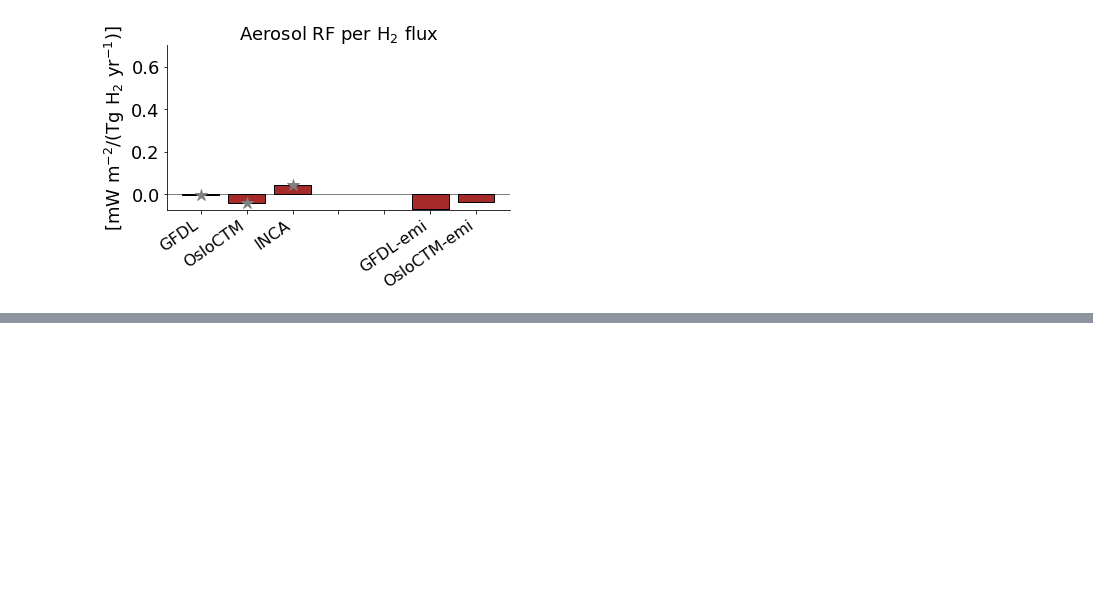
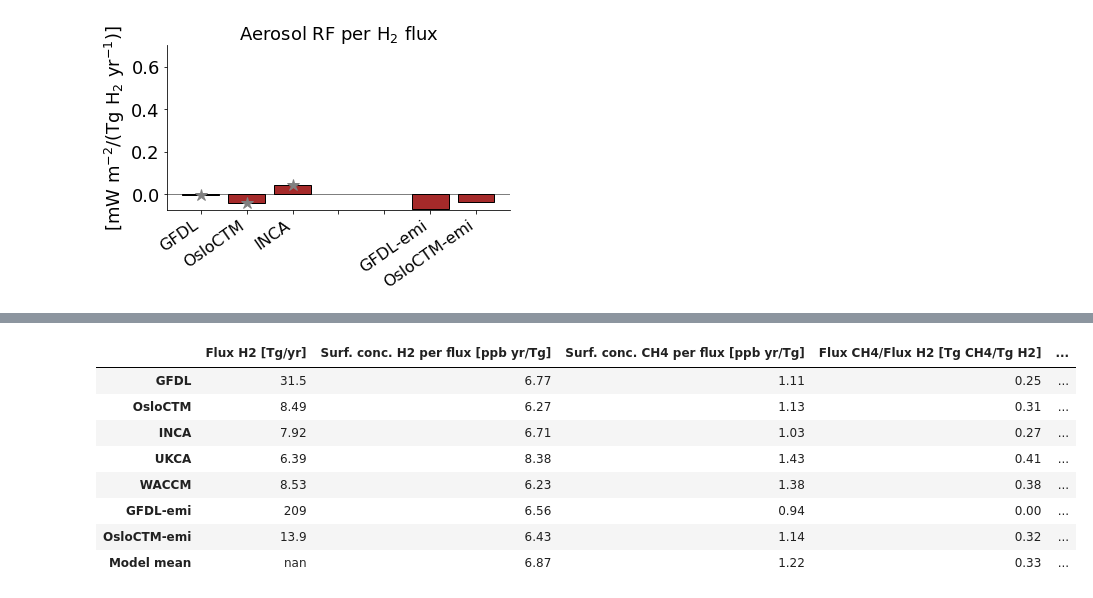
Before and after one commit to ciceroOslo/Hydrogen_GWP, a Jupyter notebook: make_figures_per_flux_combined_harmonized_soil_sink.ipynb, the cells around one changed output, grey strips where cells are left out. Saved outputs shown, nothing was run; the diff lists cells and outputs as text; code cells hidden in the pictures; blank space fills up the shorter version.

```diff
--- a/make_figures_per_flux_combined_harmonized_soil_sink.ipynb
+++ b/make_figures_per_flux_combined_harmonized_soil_sink.ipynb
@@ -608,3 +608,6 @@ plt.tight_layout()
 #plt.savefig('output/aerosol_RF_per_H2_flux.png', transparent=True)
 # %% [output]
 [figure]
+# %%
+df_per_flux_h2_combined = df_table_per_flux
+df_per_flux_h2_combined
@@ -610,0 +623,30 @@ plt.tight_layout()
+# %%
+#Rename the columns:
+sorted_array_2 = ['GFDL','OsloCTM','INCA','UKCA','WACCM','GFDL-emi','OsloCTM-emi','Model mean']
+columns_names={'deltaH2':'Flux H2 [Tg/yr]',
+               'surf_h2_per_h2_flux': 'Surf. conc. H2 per flux [ppb yr/Tg]',
+               'surf_ch4_per_h2_flux':'Surf. conc. CH4 per flux [ppb yr/Tg]',
+               'ch4_flux_per_h2_flux':'Flux CH4/Flux H2 [Tg CH4/Tg H2]',
+               'ch4_rf_per_h2_flux':'CH4 RF per flux [mW m-2 yr/ Tg]',
+               'trop_du_ozone_per_h2_flux':'Trop. ozone per flux [10$^{-3}$ DU yr/Tg]',
+               'strat_du_ozone_per_h2_flux':'Strat. ozone per flux [10$^{-3}$ DU yr/Tg]',
+               'ozone_rf_per_h2_flux':'ozone RF per flux [mW m-2 yr/ Tg]',
+               'h2o_rf_per_h2_flux':'Strat. H2O RF per flux [mW m-2 yr/ Tg]',
+               'aerosol_rf_per_h2_flux':'Aerosol RF per flux [mW m-2 yr/ Tg]'}
+#Rename column names:
+df_per_flux_h2_combined.rename(columns=dict(columns_names),inplace=True) #[df_per_flux_h2.columns])
+df_per_flux_h2_combined.rename(model_dict,axis=0,inplace=True)
+df_per_flux_h2_combined.loc['Model mean'] = df_per_flux_h2_combined.drop(['GFDL-emi','OsloCTM-emi']).mean()
+df_per_flux_h2_combined['Flux H2 [Tg/yr]'].loc['Model mean']=np.nan
+df_per_flux_h2_combined=df_per_flux_h2_combined.reindex(sorted_array_2)
+df_per_flux_h2_combined
+# %% [output]
+|  | Flux H2 [Tg/yr] | Surf. conc. H2 per flux [ppb yr/Tg] | Surf. conc. CH4 per flux [ppb yr/Tg] | Flux CH4/Flux H2 [Tg CH4/Tg H2] | ... |
+| GFDL | 31.5 | 6.77 | 1.11 | 0.25 | ... |
+| OsloCTM | 8.49 | 6.27 | 1.13 | 0.31 | ... |
+| INCA | 7.92 | 6.71 | 1.03 | 0.27 | ... |
+| UKCA | 6.39 | 8.38 | 1.43 | 0.41 | ... |
+| WACCM | 8.53 | 6.23 | 1.38 | 0.38 | ... |
+| GFDL-emi | 209 | 6.56 | 0.94 | 0.00 | ... |
+| OsloCTM-emi | 13.9 | 6.43 | 1.14 | 0.32 | ... |
+| Model mean | nan | 6.87 | 1.22 | 0.33 | ... |
```
Also changed, not shown: parts of 1 cell of this notebook, 2 other files.
